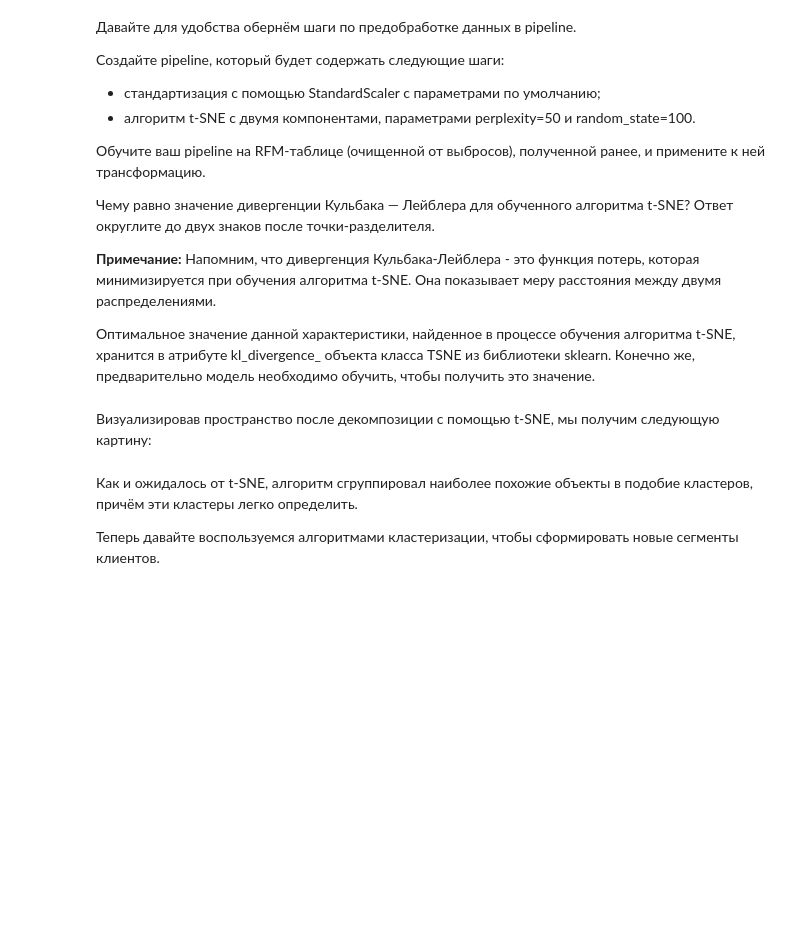
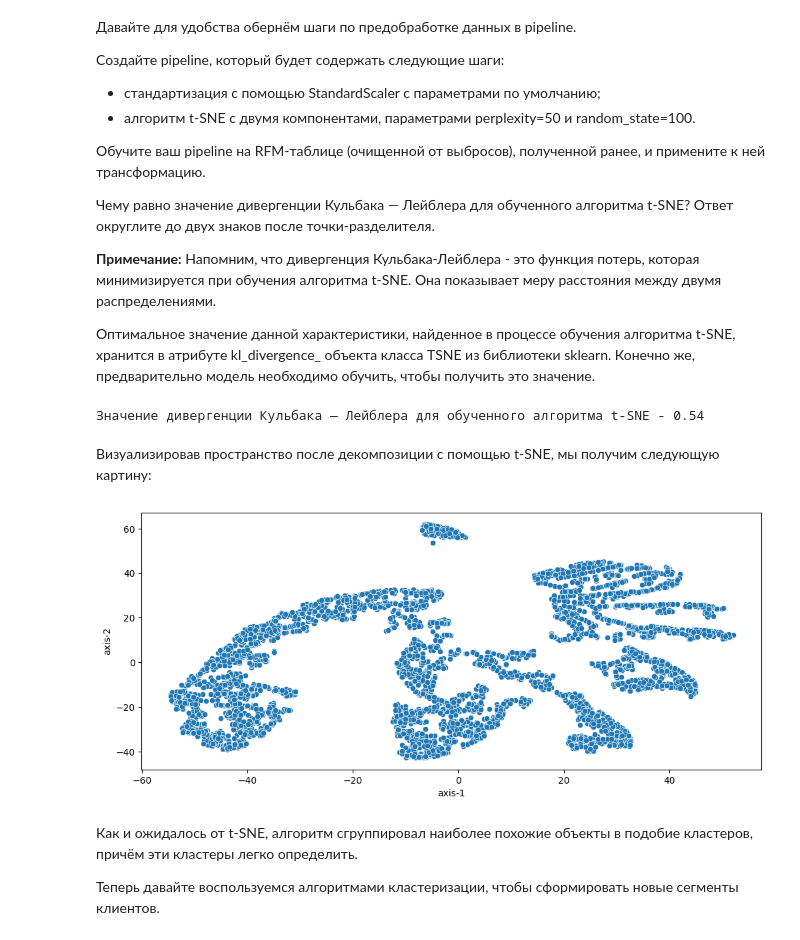
Before and after one commit to eartzhi/gift_shop, a Jupyter notebook: gift_shop.ipynb, the cells around one changed output. Cells and saved outputs as stored; diff of their text form; code cells hidden in the pictures; blank space fills up the shorter version.

```diff
--- a/gift_shop.ipynb
+++ b/gift_shop.ipynb
@@ -887,3 +940,18 @@ sns.scatterplot(
 Для составления профиля кластеров нам необходимо вернуться от декомпозированных данных к RFM-таблице, очищенной от выбросов.  Сгруппируйте RFM-таблицу по полученным кластерам и рассчитайте среднее по каждому из признаков.
 
 Чему равно максимальное среднее значение признака Frequency в полученной таблице? Ответ округлите до целого числа.
+# %%
+rfm_data_cleared['Cluster'] = km.labels_
+# cluster_dict ={}
+# for i in rfm_data_cleared['Cluster'].unique():
+#     value_array = []
+#     for j in rfm_data_cleared.columns[:3]:
+#         value_array.append(rfm_data_cleared[rfm_data_cleared['Cluster'] == i][j].mean())
+#     cluster_dict[i] = value_array
+
+# cluster_dict = pd.DataFrame(data = cluster_dict, index=rfm_data_cleared.columns[:3])
+# cluster_dict
+
+rfm_cluster = rfm_data_cleared.groupby(['Cluster']).mean()
+display(rfm_cluster)
+print(f"Максимальное значение Frequence - {max(rfm_cluster['Frequency'])}")
@@ -968,11 +1045,23 @@ def plot_cluster_profile(grouped_data, n_clusters):
 Напомним, что дивергенция Кульбака-Лейблера - это функция потерь, которая минимизируется при обучения алгоритма t-SNE. Она показывает меру расстояния между двумя распределениями.
 
 Оптимальное значение данной характеристики, найденное в процессе обучения алгоритма t-SNE, хранится в атрибуте kl_divergence_ объекта класса TSNE из библиотеки sklearn. Конечно же, предварительно модель необходимо обучить, чтобы получить это значение.
+# %%
+rfm_data_cleared = rfm_data_cleared.drop('Cluster', axis=1)
+
+pipe = pipeline.Pipeline([('scaler', preprocessing.StandardScaler()), ('t_sne', manifold.TSNE(n_components=2, perplexity=50, random_state=100))])
+rfm_table_processed = pipe.fit_transform(rfm_data_cleared)
+# %%
+print(f'Значение дивергенции Кульбака — Лейблера для обученного алгоритма t-SNE - {round(pipe[1].kl_divergence_, 2)}')
+# %% [output]
+Значение дивергенции Кульбака — Лейблера для обученного алгоритма t-SNE - 0.54
 # %% [markdown]
 Визуализировав пространство после декомпозиции с помощью t-SNE, мы получим следующую картину:
 # %%
+rfm_table_processed = pd.DataFrame(rfm_table_processed, columns=['axis-1', 'axis-2'])
 fig = plt.figure(figsize=(12, 5))
 sns.scatterplot(data=rfm_table_processed, x='axis-1', y='axis-2');
+# %% [output]
+[figure, added]
 # %% [markdown]
 Как и ожидалось от t-SNE, алгоритм сгруппировал наиболее похожие объекты в подобие кластеров, причём эти кластеры легко определить.
 
```
Also changed, not shown: parts of 24 cells of this notebook, 3 other files.
